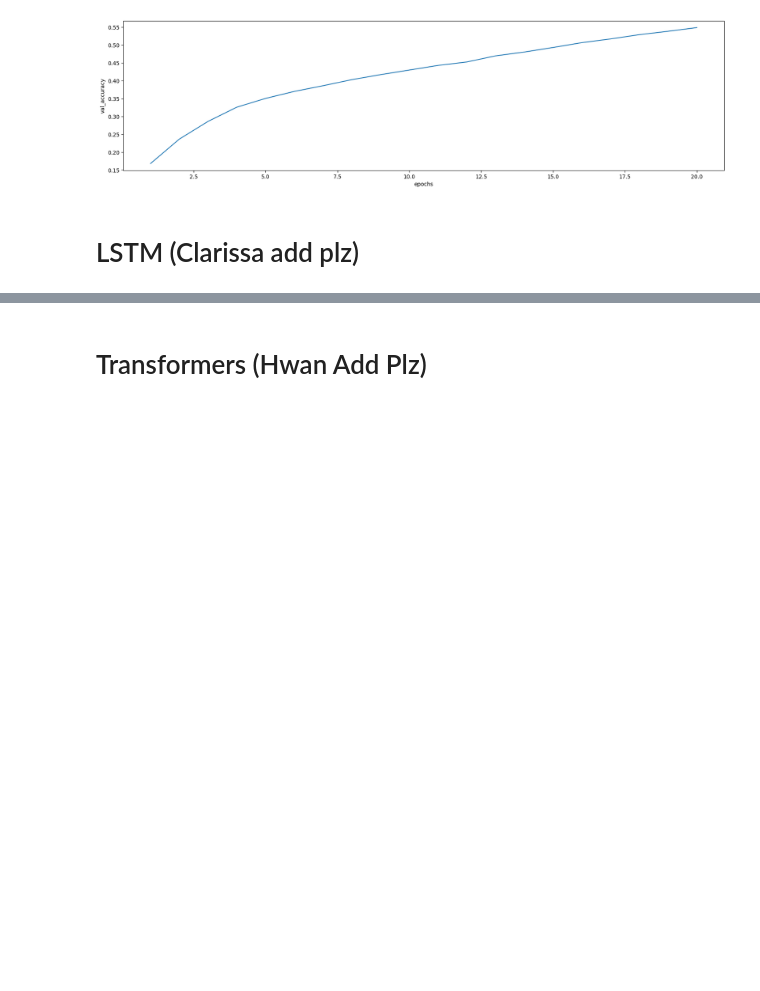
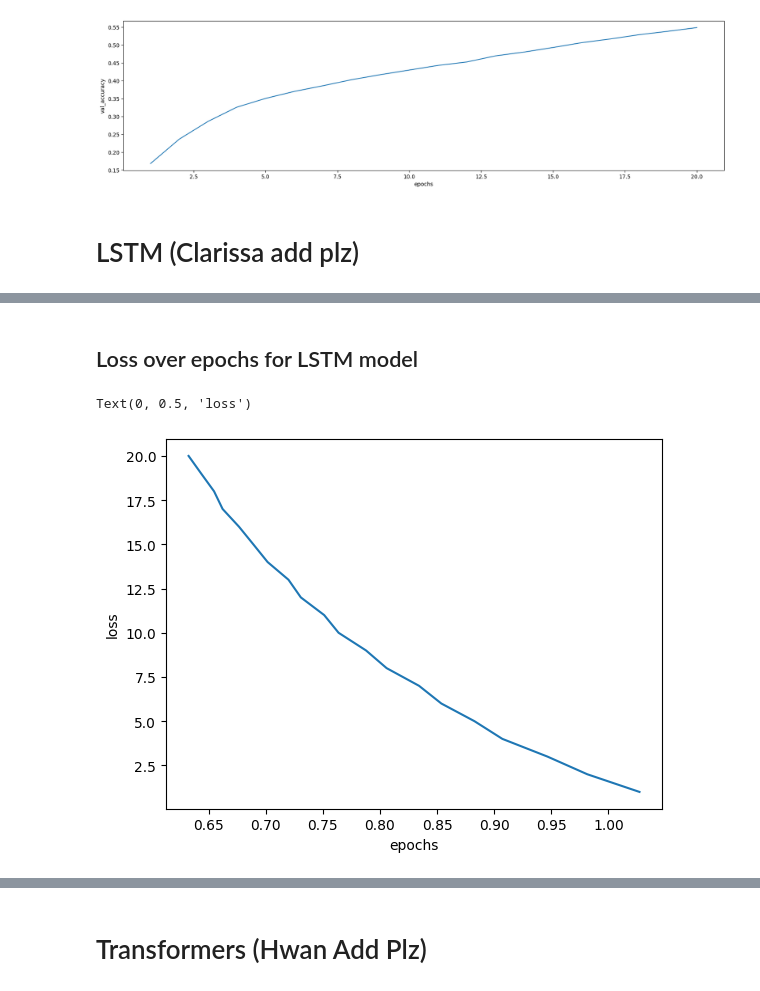
Before and after one commit to kevin-otter-liu/TextEmotionRecognition, a Jupyter notebook: Group_project.ipynb, the cells around one changed output, grey strips where cells are left out. Saved outputs shown, nothing was run; the diff lists cells and outputs as text; code cells hidden in the pictures; blank space fills up the shorter version.

Commit message:
added lstm code to group project

```diff
--- a/Group_project.ipynb
+++ b/Group_project.ipynb
@@ -972,0 +977,12 @@ GRU validation accuracy: 0.5491
+# %%
+LSTM_model = build_LSTM_model(EMBEDDING_DIM,max_length)
+
+LSTM_model.compile(
+    optimizer= Adam(learning_rate=0.0001),
+    loss='categorical_crossentropy',
+    metrics=[
+        'accuracy',
+    ]
+)
+
+LSTM_model.summary()
@@ -972,0 +1007,20 @@ GRU validation accuracy: 0.5491
+# %%
+history = LSTM_model.fit(X_train_pad,
+                        y_train,
+                        batch_size=128,
+                        epochs = 20,
+                        verbose=1,
+                        validation_data = (X_test_pad,y_test),
+                        callbacks = [EarlyStopping(monitor='val_accuracy', patience=2),
+                                     saveWeightsCallback(
+                                         path='./weights/LSTM',
+                                         monitor = 'val_loss',
+                                         mode = 'min',
+                                         save_freq='epoch')])
+callbacks = [EarlyStopping(monitor='val_accuracy', patience=2),
+                     saveWeightsCallback(
+                         path='./weights/LSTM',
+                         monitor = 'val_loss',
+                         mode = 'min',
+                         save_freq='epoch',
+                     )],
@@ -972,0 +1045,10 @@ GRU validation accuracy: 0.5491
+# %% [markdown]
+## Loss over epochs for LSTM model
+# %%
+loss = history.history['loss']
+plt.plot(loss,[epoch+1 for epoch in range(0,len(loss))])
+plt.xlabel('epochs')
+plt.ylabel('loss')
+# %% [output]
+Text(0, 0.5, 'loss')
+[figure, added]
```
Also changed, not shown: parts of 12 cells of this notebook.
